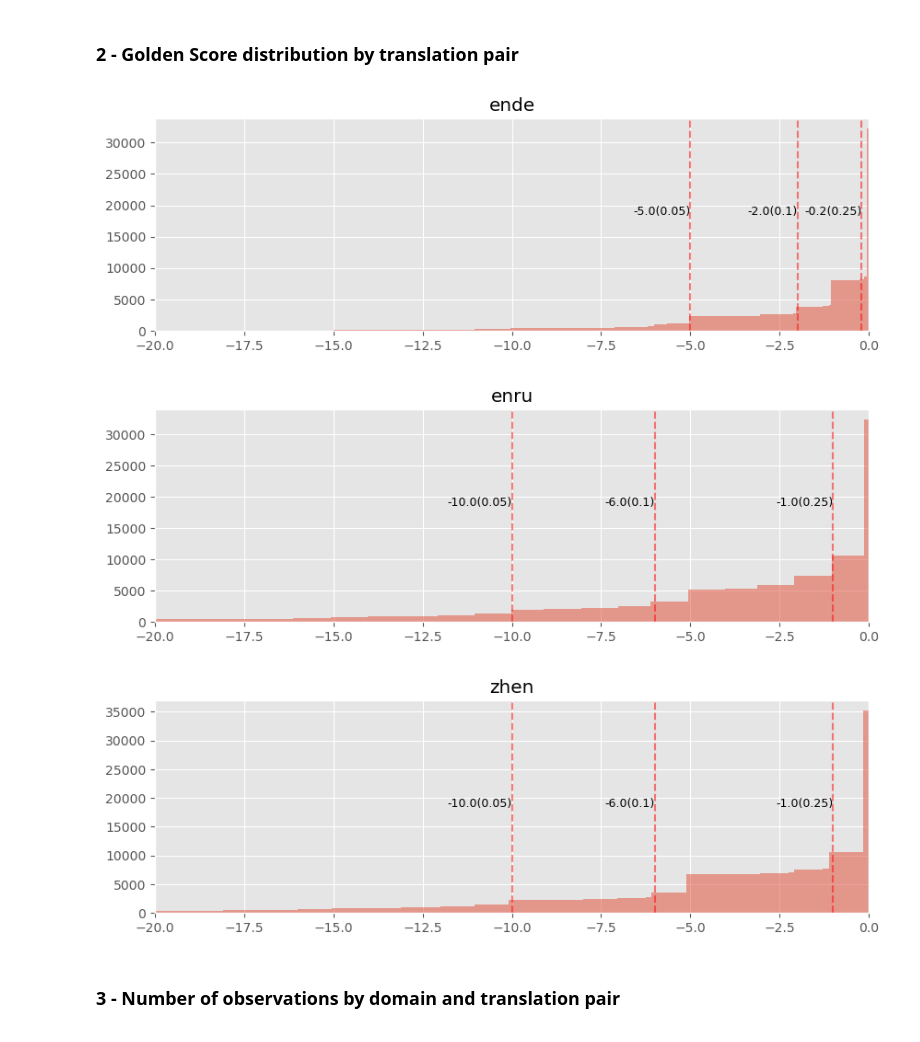
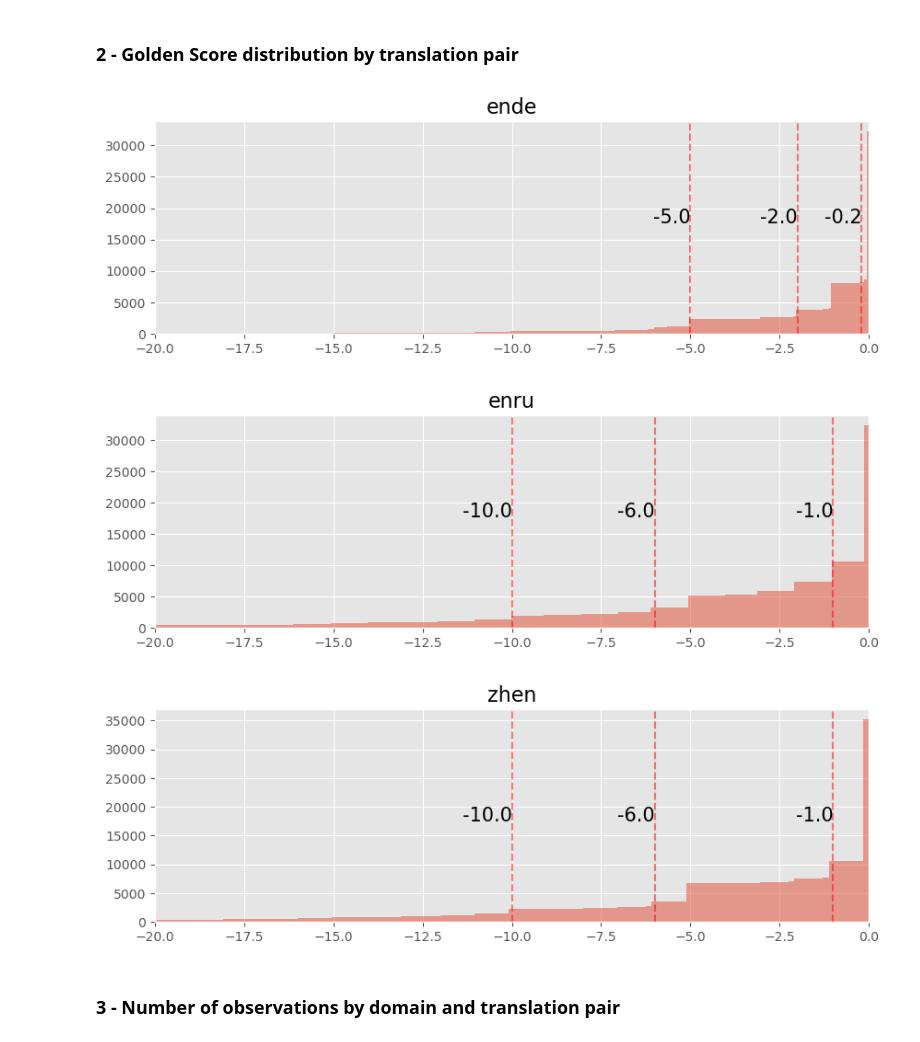
Before and after one commit to henriupton99/nlp-metrics-benchmark, a Jupyter notebook: data_exploration.ipynb, the cells around one changed output. Saved outputs shown, nothing was run; the diff lists cells and outputs as text; code cells hidden in the pictures.

Commit message:
graphics, metrics scores

```diff
--- a/data_exploration.ipynb
+++ b/data_exploration.ipynb
@@ -121,15 +121,12 @@ English-German  :  32190  observations
 # %%
 num_segments = []
 avg_score = []
-mean_tokens = []
+num_samples = []
 
 for key, val in tqdm(sl_tls.items()) :
 
     query = df[df.sltl == key]
-
+    num_samples.append(len(query))
     num_segments.append(len(query.seg_id.unique()))
-    avg_score.append(query.score.mean())
-
-    tokens = query.apply(lambda x : len(TweetTokenizer().tokenize(x.hyp)), axis = 1)
-    mean_tokens.append(tokens.mean())
+    avg_score.append(round(query.score.mean(), 2))
 # %%
@@ -152,32 +143,33 @@ res
 # %%
 for sl_tl in sl_tls.keys():
 
     query = df[df.sltl == sl_tl]
 
     fig, ax = plt.subplots(figsize = (10,3))
 
     query.score.hist(
         ax=ax,
         cumulative=True,
         bins=500,
         alpha=0.5
     )
 
     quantiles = [0.05, 0.1, 0.25]
 
     quartiles = query.score.quantile(quantiles)
 
     for i, q in enumerate(quartiles.values):
         ax.axvline(q, linestyle='--', color='red', alpha=0.5)
-        ax.annotate("{}({})".format(q, quantiles[i]), xy=(q, 20000), xytext=(q, 20000),
-                ha='right', va='top', fontsize=9,
+        ax.annotate("{}".format(q), xy=(q, 20000), xytext=(q, 20000),
+                ha='right', va='top', fontsize=15,
                 arrowprops=dict(arrowstyle="->", linestyle=":", linewidth=1))
 
     ax.set_xlim([-20, 0])
-    plt.title(sl_tl)
+    plt.title(sl_tl, size = 16)
+    fig.savefig("./figures/score_quantiles_"+str(sl_tl)+'.png')
 # %% [output]
-[figure, old version]
+[figure, new version]
-[figure, old version]
+[figure, new version]
-[figure, old version]
+[figure, new version]
 # %% [markdown]
 ### 3 - Number of observations by domain and translation pair
```
Also changed, not shown: parts of 6 cells of this notebook, 27 other files.
